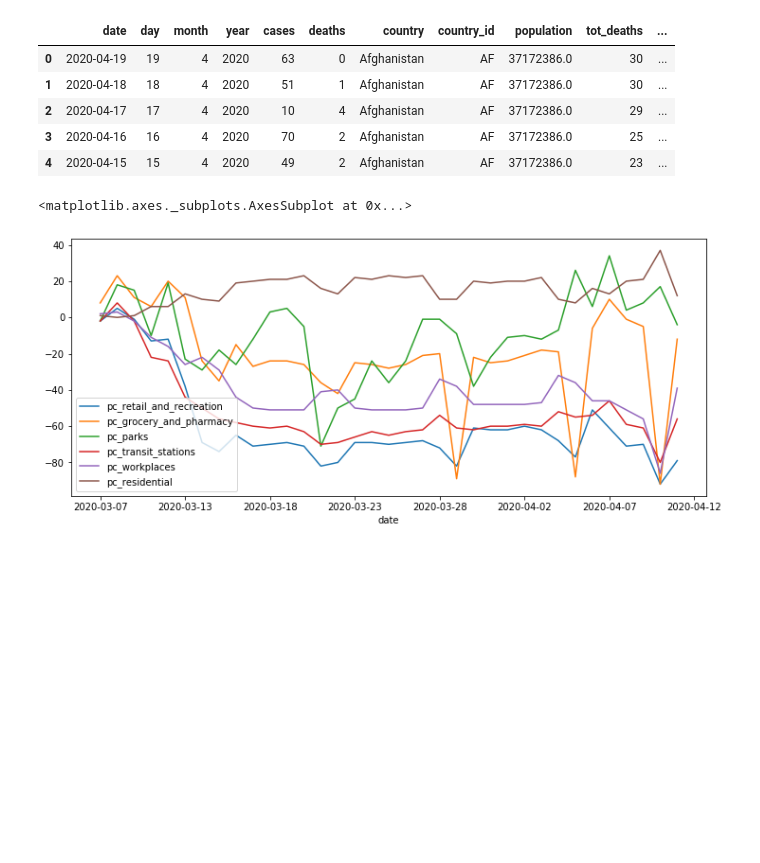
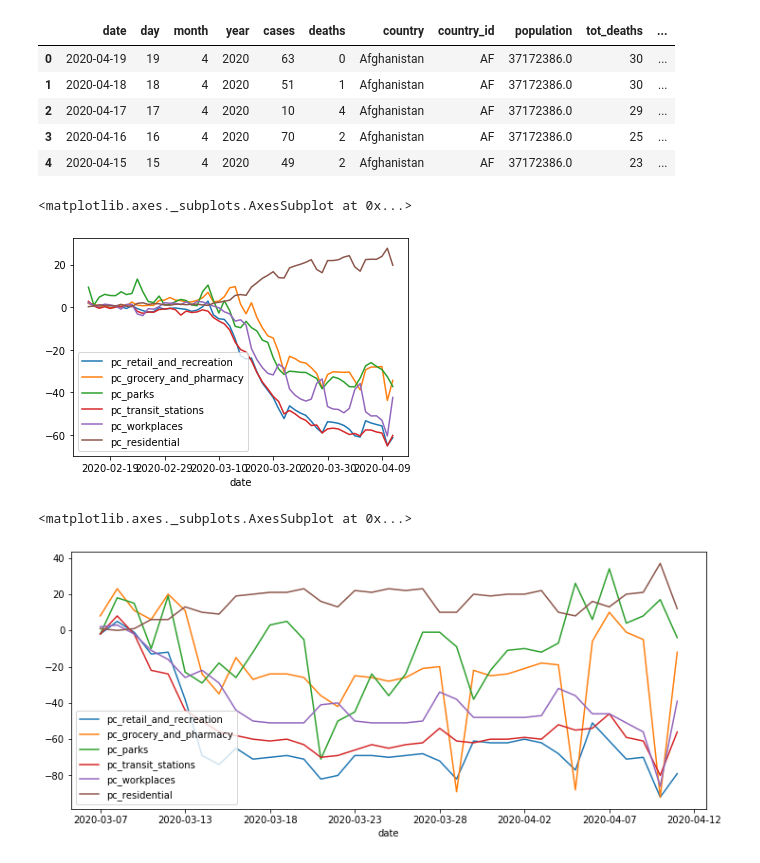
Before and after one commit to silverfield/corona-vis, a Jupyter notebook: nbs/explore-mobility.ipynb, the cells around one changed output. Drawn from its saved outputs; the diff is of its cells as text; code cells hidden in the pictures; blank space fills up the shorter version.

```diff
--- a/nbs/explore-mobility.ipynb
+++ b/nbs/explore-mobility.ipynb
@@ -19,6 +93,11 @@ df.head()
 | 2 | 2020-04-17 | 17 | 4 | 2020 | 10 | 4 | Afghanistan | AF | 37172386.0 | 29 | ... |
 | 3 | 2020-04-16 | 16 | 4 | 2020 | 70 | 2 | Afghanistan | AF | 37172386.0 | 25 | ... |
 | 4 | 2020-04-15 | 15 | 4 | 2020 | 49 | 2 | Afghanistan | AF | 37172386.0 | 23 | ... |
+# %%
+df.groupby('date').mean()[[c for c in df.columns if c.startswith('pc')]].plot()
+# %% [output]
+<matplotlib.axes._subplots.AxesSubplot at 0x...>
+[figure, added]
 # %%
 pc_cols = [c for c in df.columns if c.startswith('pc_')]
 df[df['country'] == 'Slovakia'].set_index('date').sort_index()[pc_cols].plot(figsize=(12,5 ))
```
Also changed, not shown: parts of 7 cells of this notebook, 4 other files.
